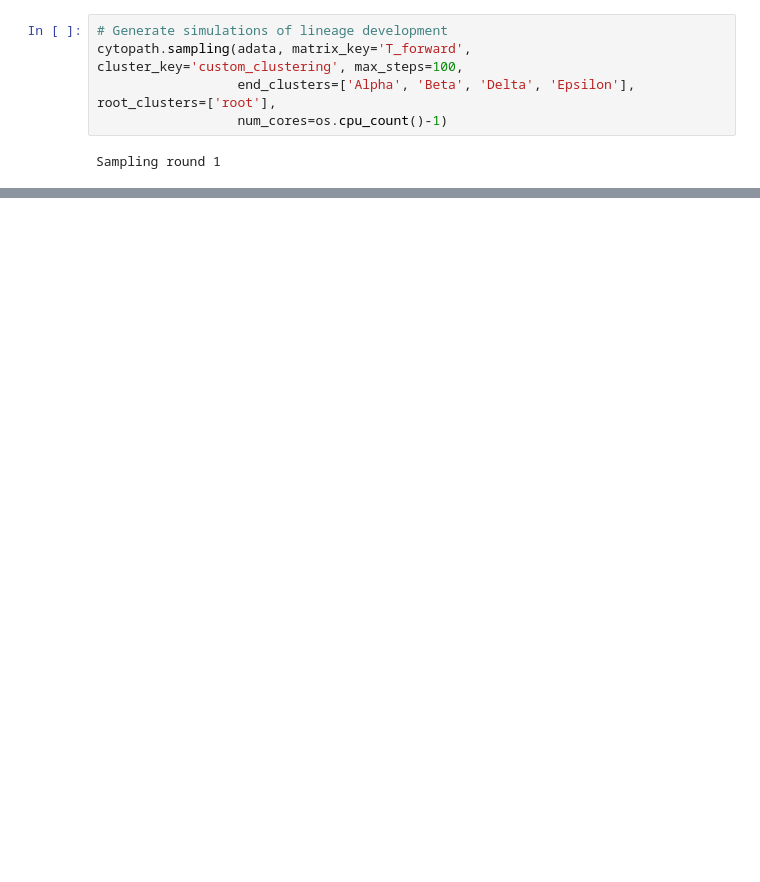
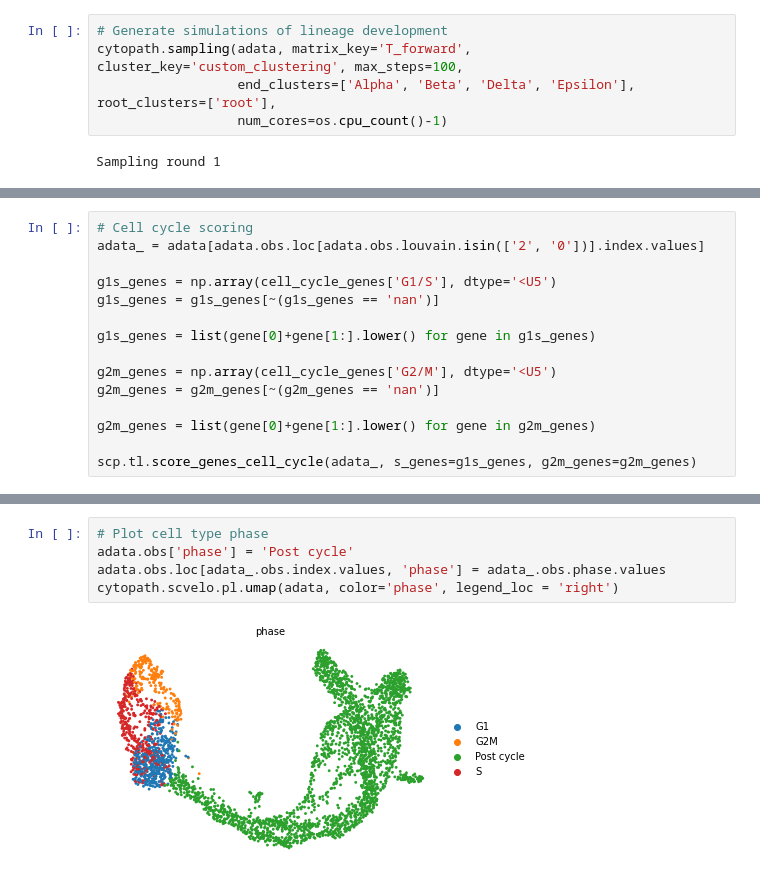
Before and after one commit to aron0093/cytopath-notebooks, a Jupyter notebook: cytopath_analysis_pancreatic_endocinogenesis.ipynb, the cells around one changed output, grey strips where cells are left out. Drawn from its saved outputs; the diff is of its cells as text; blank space fills up the shorter version.

```diff
--- a/cytopath_analysis_pancreatic_endocinogenesis.ipynb
+++ b/cytopath_analysis_pancreatic_endocinogenesis.ipynb
@@ -114,0 +128,15 @@ cytopath.plot_alignment(adata, directory='', basis='umap', smoothing=False, size
+# %%
+# Cell cycle scoring
+adata_ = adata[adata.obs.loc[adata.obs.louvain.isin(['2', '0'])].index.values]
+
+g1s_genes = np.array(cell_cycle_genes['G1/S'], dtype='<U5')
+g1s_genes = g1s_genes[~(g1s_genes == 'nan')]
+
+g1s_genes = list(gene[0]+gene[1:].lower() for gene in g1s_genes)
+
+g2m_genes = np.array(cell_cycle_genes['G2/M'], dtype='<U5')
+g2m_genes = g2m_genes[~(g2m_genes == 'nan')]
+
+g2m_genes = list(gene[0]+gene[1:].lower() for gene in g2m_genes)
+
+scp.tl.score_genes_cell_cycle(adata_, s_genes=g1s_genes, g2m_genes=g2m_genes)
@@ -114,0 +147,7 @@ cytopath.plot_alignment(adata, directory='', basis='umap', smoothing=False, size
+# %%
+# Plot cell type phase
+adata.obs['phase'] = 'Post cycle'
+adata.obs.loc[adata_.obs.index.values, 'phase'] = adata_.obs.phase.values
+cytopath.scvelo.pl.umap(adata, color='phase', legend_loc = 'right')
+# %% [output]
+[figure, added]
```
Also changed, not shown: parts of 14 cells of this notebook.
